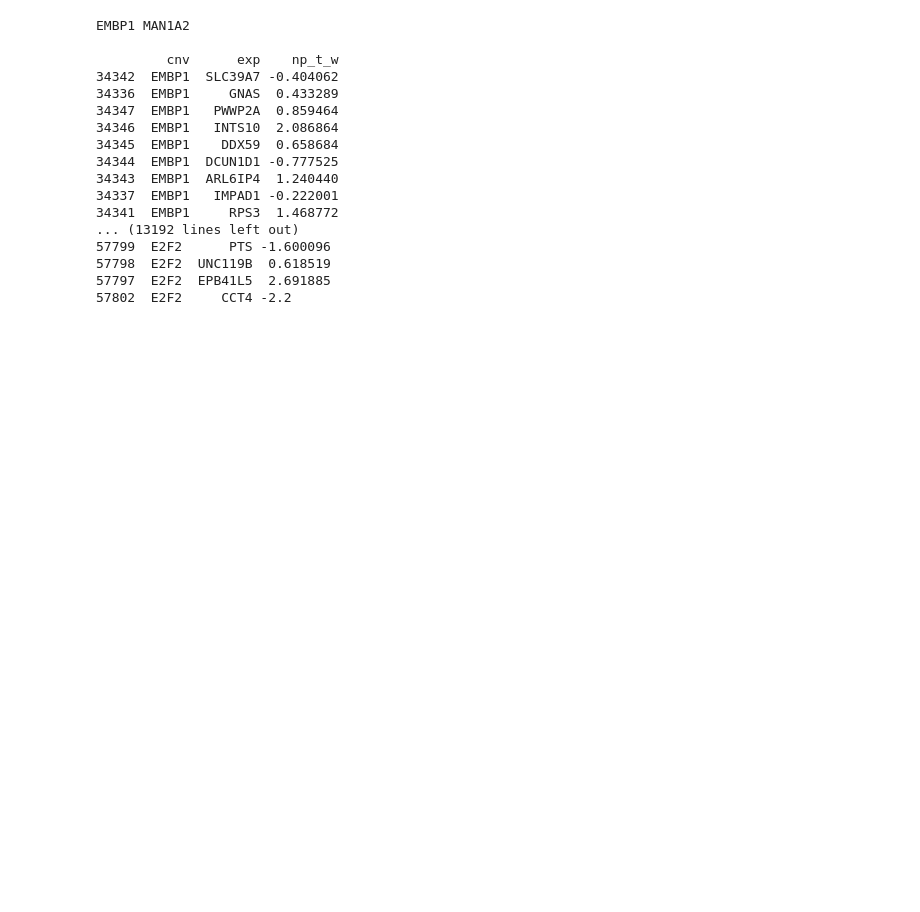
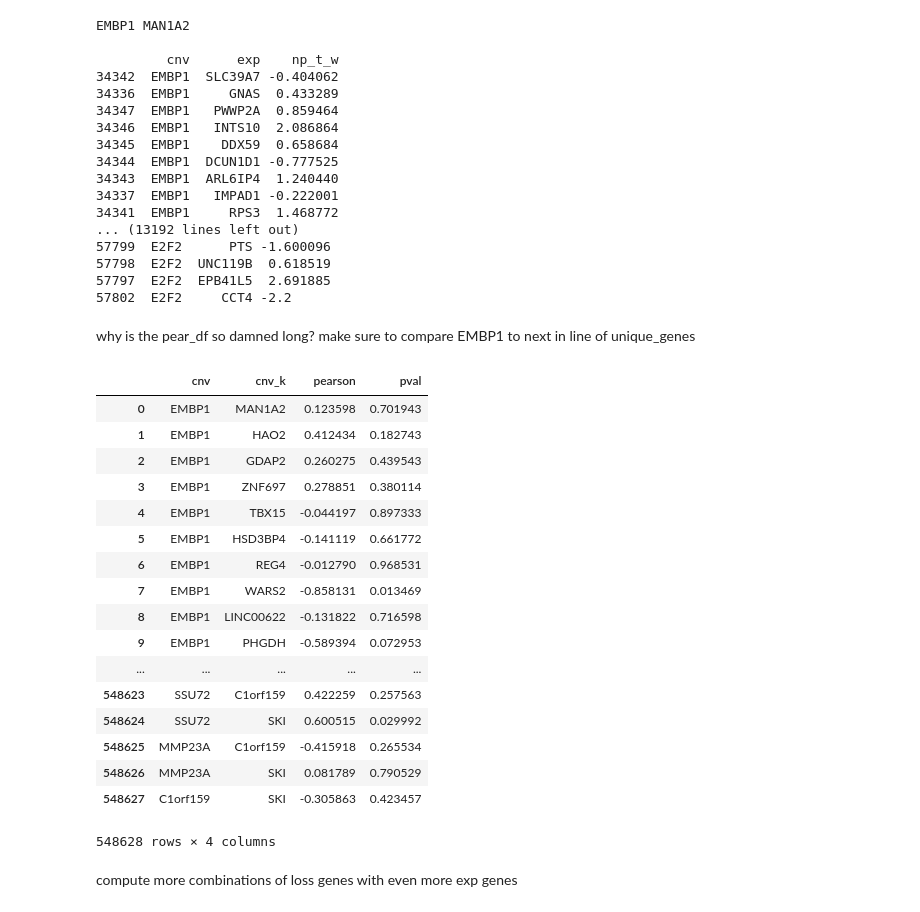
Before and after one commit to thjmattth/clove, a Jupyter notebook: ccle_results.ipynb, the cells around one changed output. Drawn from its saved outputs; the diff is of its cells as text; code cells hidden in the pictures; blank space fills up the shorter version.

Commit message:
developing explicit clove comparison function

```diff
--- a/ccle_results.ipynb
+++ b/ccle_results.ipynb
@@ -2055,6 +2055,31 @@ def rolling_similarity(df, group='cnv', data='np_t_w', how='pearson', align=True
 
 
     return pd.DataFrame(results, columns=cols)
+# %%
+from scipy.stats import pearsonr
+def rolling_pearson(df, group='cnv', data='np_t_w'):
+    """
+    computes pearson between array of data for one gene partners and each successive chromosomal neighbor
+
+    :param df: pd df, clove results, sorted in ascending order of chromosome locus
+    :param group: str, df column label on which to form gene neigbors, default 'cnv'
+    :param data: str, df column label of source data to populate arrays, default 'np_t_w' (clove t-stats)
+    """
+
+    unique_genes = df[group].unique()
+    results = []
+    for idx, g0 in enumerate(unique_genes):
+        g0_arr = df[df[group] == g0][data].values
+        if idx < len(unique_genes) - 1:
+            for g1 in unique_genes[idx+1:]:
+                g1_arr = df[df[group] == g1][data].values
+                samp_len = min(len(g0_arr), len(g1_arr))
+                np.random.shuffle(g0_arr)
+                np.random.shuffle(g1_arr)
+                pearson, pval = pearsonr(g0_arr[:samp_len], g1_arr[:samp_len])
+                results.append([g0, g1, pearson, pval])
+
+    return pd.DataFrame(results, columns=[group, group+'_k', 'pearson', 'pval'])
 # %%
 breast
 # %% [output]
@@ -2096,3 +2121,30 @@ EMBP1 MAN1A2
 57798  E2F2  UNC119B  0.618519
 57797  E2F2  EPB41L5  2.691885
 57802  E2F2     CCT4 -2.2
+# %% [markdown]
+why is the pear_df so damned long?  make sure to compare EMBP1 to next in line of unique_genes
+# %%
+pear_df = rolling_pearson(breast)
+# %%
+pear_df
+# %% [output]
+|  | cnv | cnv_k | pearson | pval |
+| 0 | EMBP1 | MAN1A2 | 0.123598 | 0.701943 |
+| 1 | EMBP1 | HAO2 | 0.412434 | 0.182743 |
+| 2 | EMBP1 | GDAP2 | 0.260275 | 0.439543 |
+| 3 | EMBP1 | ZNF697 | 0.278851 | 0.380114 |
+| 4 | EMBP1 | TBX15 | -0.044197 | 0.897333 |
+| 5 | EMBP1 | HSD3BP4 | -0.141119 | 0.661772 |
+| 6 | EMBP1 | REG4 | -0.012790 | 0.968531 |
+| 7 | EMBP1 | WARS2 | -0.858131 | 0.013469 |
+| 8 | EMBP1 | LINC00622 | -0.131822 | 0.716598 |
+| 9 | EMBP1 | PHGDH | -0.589394 | 0.072953 |
+| ... | ... | ... | ... | ... |
+| 548623 | SSU72 | C1orf159 | 0.422259 | 0.257563 |
+| 548624 | SSU72 | SKI | 0.600515 | 0.029992 |
+| 548625 | MMP23A | C1orf159 | -0.415918 | 0.265534 |
+| 548626 | MMP23A | SKI | 0.081789 | 0.790529 |
+| 548627 | C1orf159 | SKI | -0.305863 | 0.423457 |
+548628 rows × 4 columns
+# %% [markdown]
+compute more combinations of loss genes with even more exp genes
```
Also changed, not shown: 2 other files.
